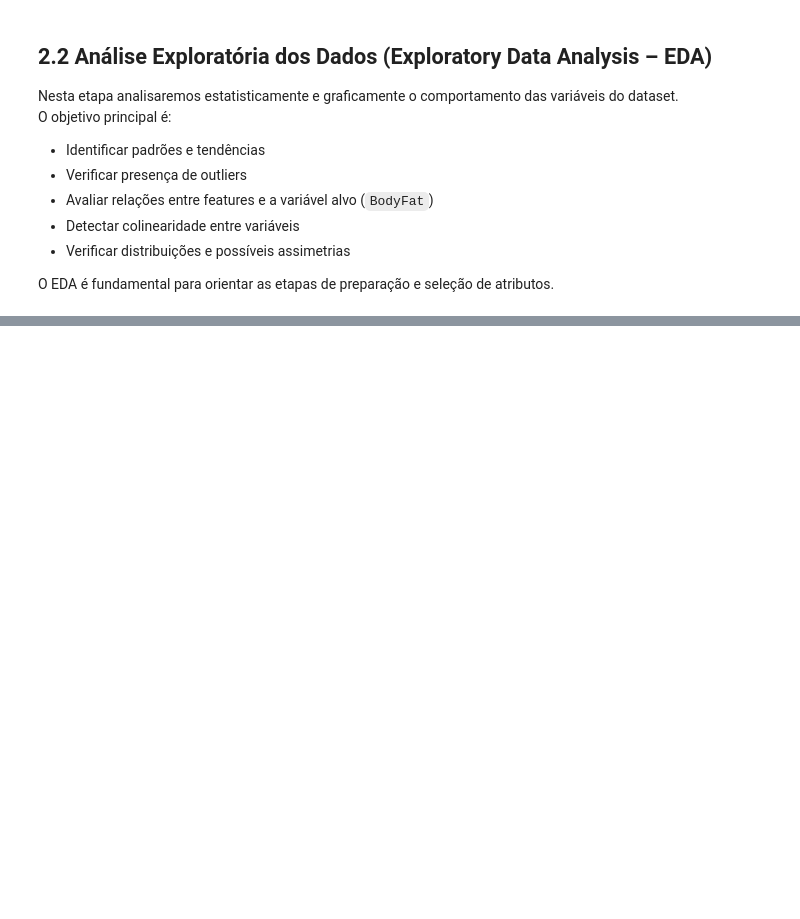
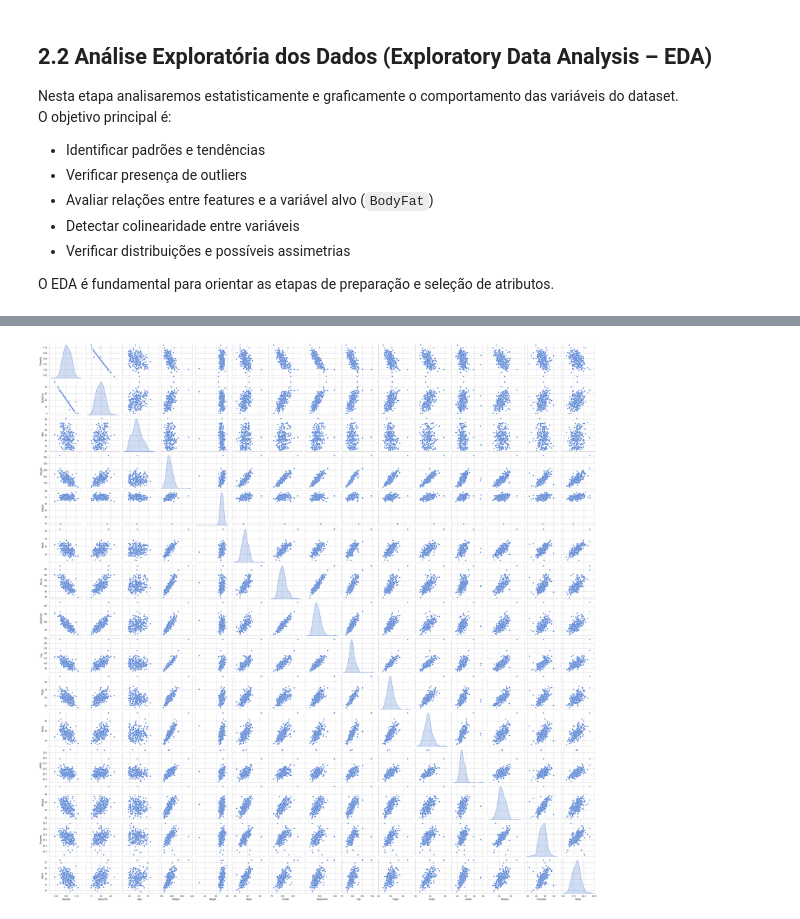
Before and after one commit to Elias66Fernandes/Body_Fit, a Jupyter notebook: CRISPDM_Body_fit.ipynb, the cells around one changed output, grey strips where cells are left out. Drawn from its saved outputs; the diff is of its cells as text; code cells hidden in the pictures; blank space fills up the shorter version.

```diff
--- a/CRISPDM_Body_fit.ipynb
+++ b/CRISPDM_Body_fit.ipynb
@@ -144,0 +199,6 @@ O EDA é fundamental para orientar as etapas de preparação e seleção de atri
+# %%
+# Pairplot das variáveis
+sns.pairplot(df, diag_kind="kde")
+plt.show()
+# %% [output]
+[figure, added]
```
Also changed, not shown: parts of 4 cells of this notebook.
